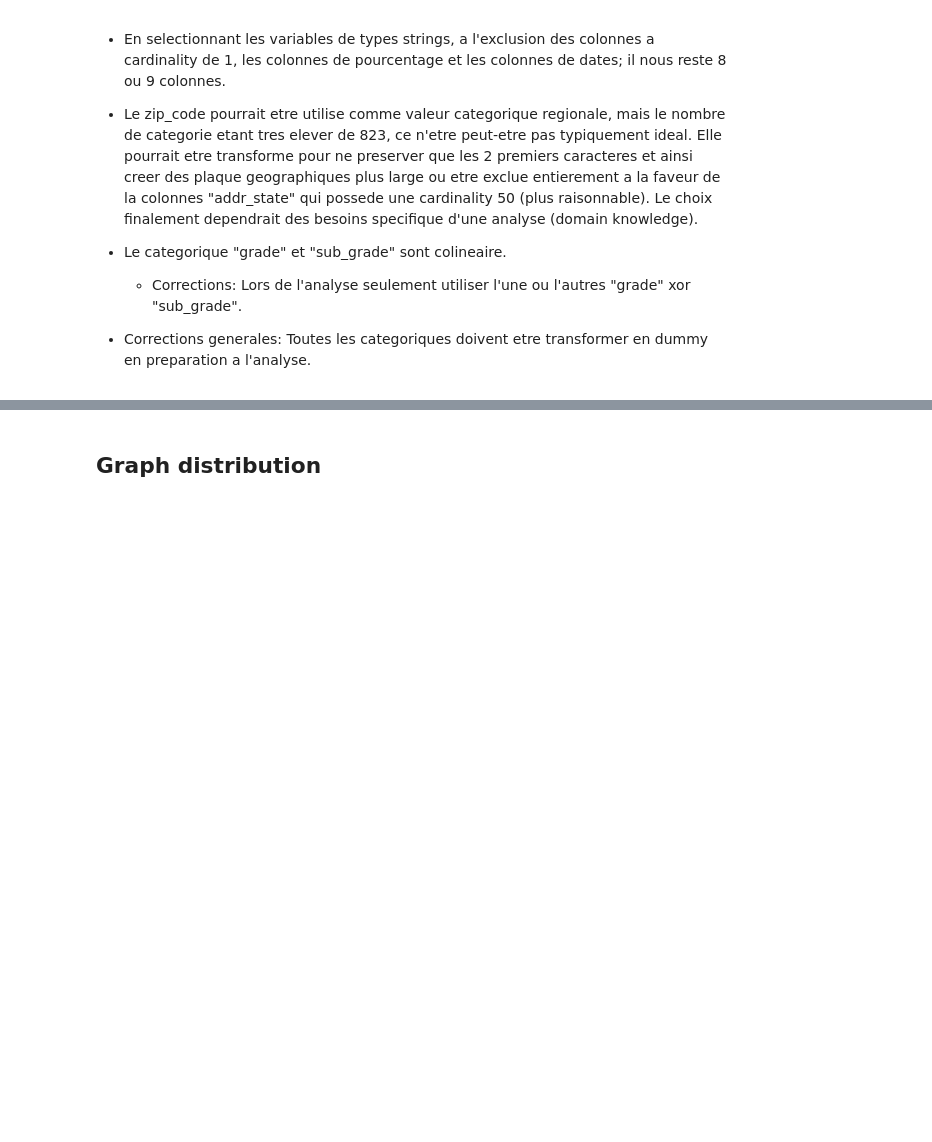
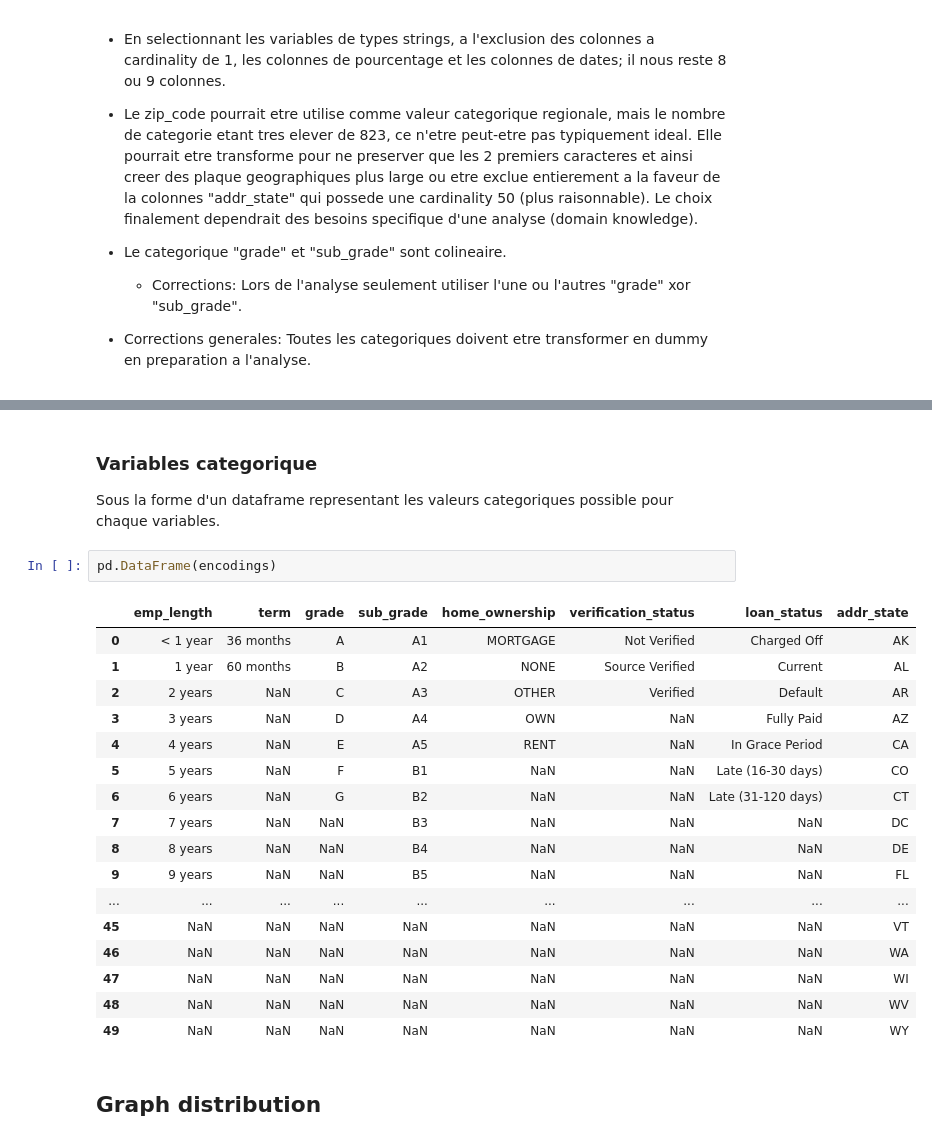
Before and after one commit to fredjgermain/transformation_tp1, a Jupyter notebook: partie1.ipynb, the cells around one changed output, grey strips where cells are left out. Cells and saved outputs as stored; diff of their text form; blank space fills up the shorter version.

```diff
--- a/partie1.ipynb
+++ b/partie1.ipynb
@@ -216,2 +250,25 @@ Colonnes categoriques:
+# %% [markdown]
+### Variables categorique
+Sous la forme d'un dataframe representant les valeurs categoriques possible pour chaque variables.
+# %%
+pd.DataFrame(encodings)
+# %% [output]
+|  | emp_length | term | grade | sub_grade | home_ownership | verification_status | loan_status | addr_state |
+| 0 | < 1 year | 36 months | A | A1 | MORTGAGE | Not Verified | Charged Off | AK |
+| 1 | 1 year | 60 months | B | A2 | NONE | Source Verified | Current | AL |
+| 2 | 2 years | NaN | C | A3 | OTHER | Verified | Default | AR |
+| 3 | 3 years | NaN | D | A4 | OWN | NaN | Fully Paid | AZ |
+| 4 | 4 years | NaN | E | A5 | RENT | NaN | In Grace Period | CA |
+| 5 | 5 years | NaN | F | B1 | NaN | NaN | Late (16-30 days) | CO |
+| 6 | 6 years | NaN | G | B2 | NaN | NaN | Late (31-120 days) | CT |
+| 7 | 7 years | NaN | NaN | B3 | NaN | NaN | NaN | DC |
+| 8 | 8 years | NaN | NaN | B4 | NaN | NaN | NaN | DE |
+| 9 | 9 years | NaN | NaN | B5 | NaN | NaN | NaN | FL |
+| ... | ... | ... | ... | ... | ... | ... | ... | ... |
+| 45 | NaN | NaN | NaN | NaN | NaN | NaN | NaN | VT |
+| 46 | NaN | NaN | NaN | NaN | NaN | NaN | NaN | WA |
+| 47 | NaN | NaN | NaN | NaN | NaN | NaN | NaN | WI |
+| 48 | NaN | NaN | NaN | NaN | NaN | NaN | NaN | WV |
+| 49 | NaN | NaN | NaN | NaN | NaN | NaN | NaN | WY |
 # %% [markdown]
 ## Graph distribution
```
Also changed, not shown: parts of 8 cells of this notebook, 3 other files.
